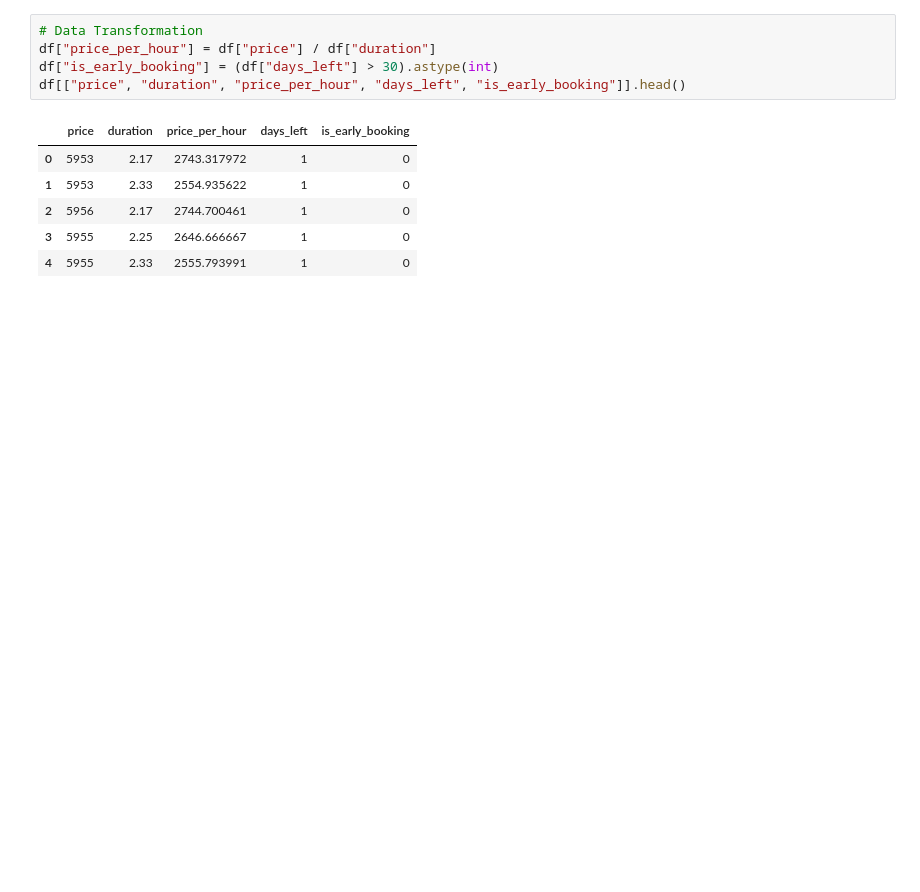
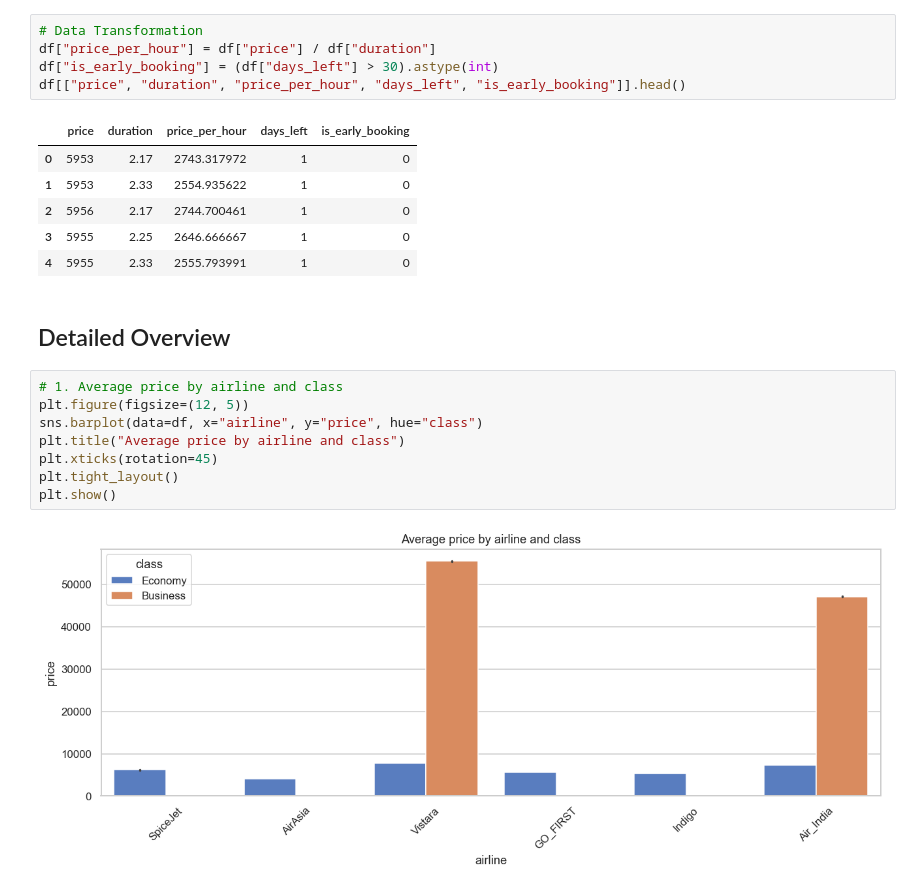
Before and after one commit to sofyakazykina/Flight-Price-Prediction, a Jupyter notebook: flight_analysis.ipynb, the cells around one changed output. Cells and saved outputs as stored; diff of their text form; blank space fills up the shorter version.

```diff
--- a/flight_analysis.ipynb
+++ b/flight_analysis.ipynb
@@ -301,3 +299,15 @@ df[["price", "duration", "price_per_hour", "days_left", "is_early_booking"]].hea
 | 2 | 5956 | 2.17 | 2744.700461 | 1 | 0 |
 | 3 | 5955 | 2.25 | 2646.666667 | 1 | 0 |
 | 4 | 5955 | 2.33 | 2555.793991 | 1 | 0 |
+# %% [markdown]
+## Detailed Overview
+# %%
+# 1. Average price by airline and class
+plt.figure(figsize=(12, 5))
+sns.barplot(data=df, x="airline", y="price", hue="class")
+plt.title("Average price by airline and class")
+plt.xticks(rotation=45)
+plt.tight_layout()
+plt.show()
+# %% [output]
+[figure, added]
```
Also changed, not shown: parts of 15 cells of this notebook.
